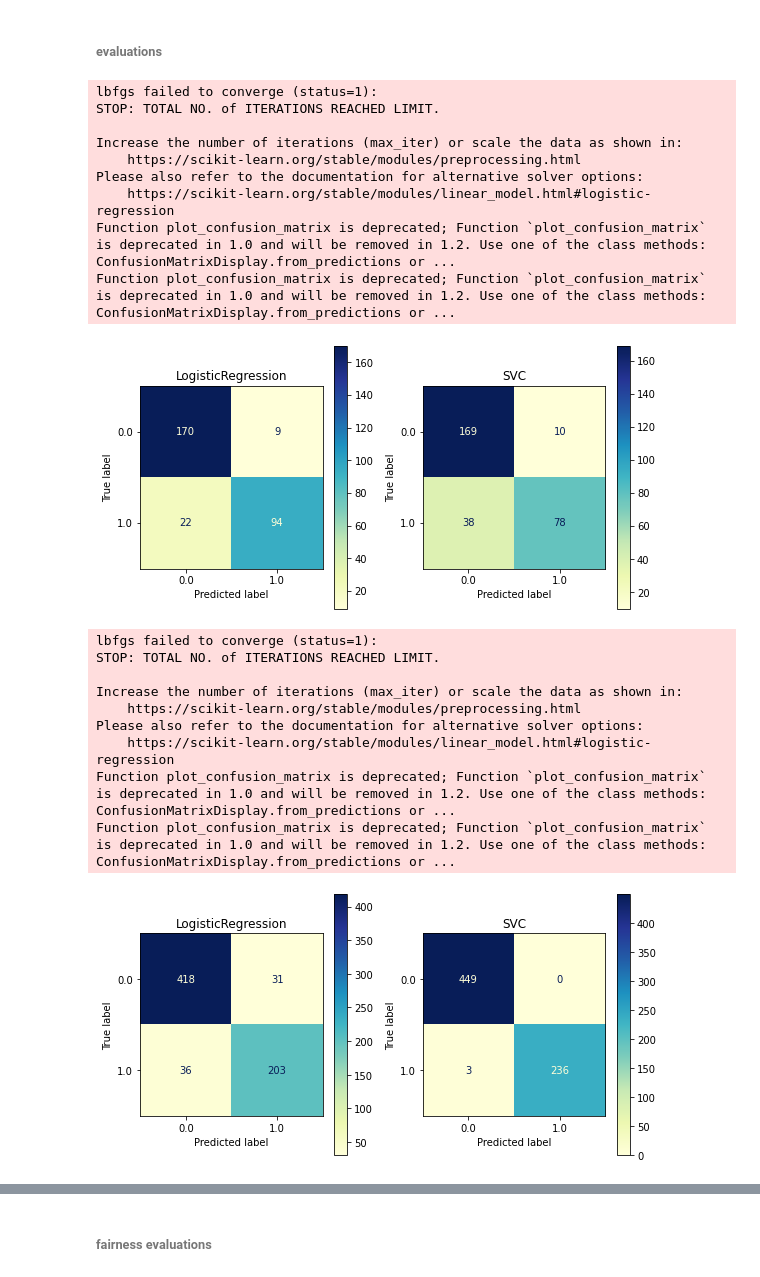
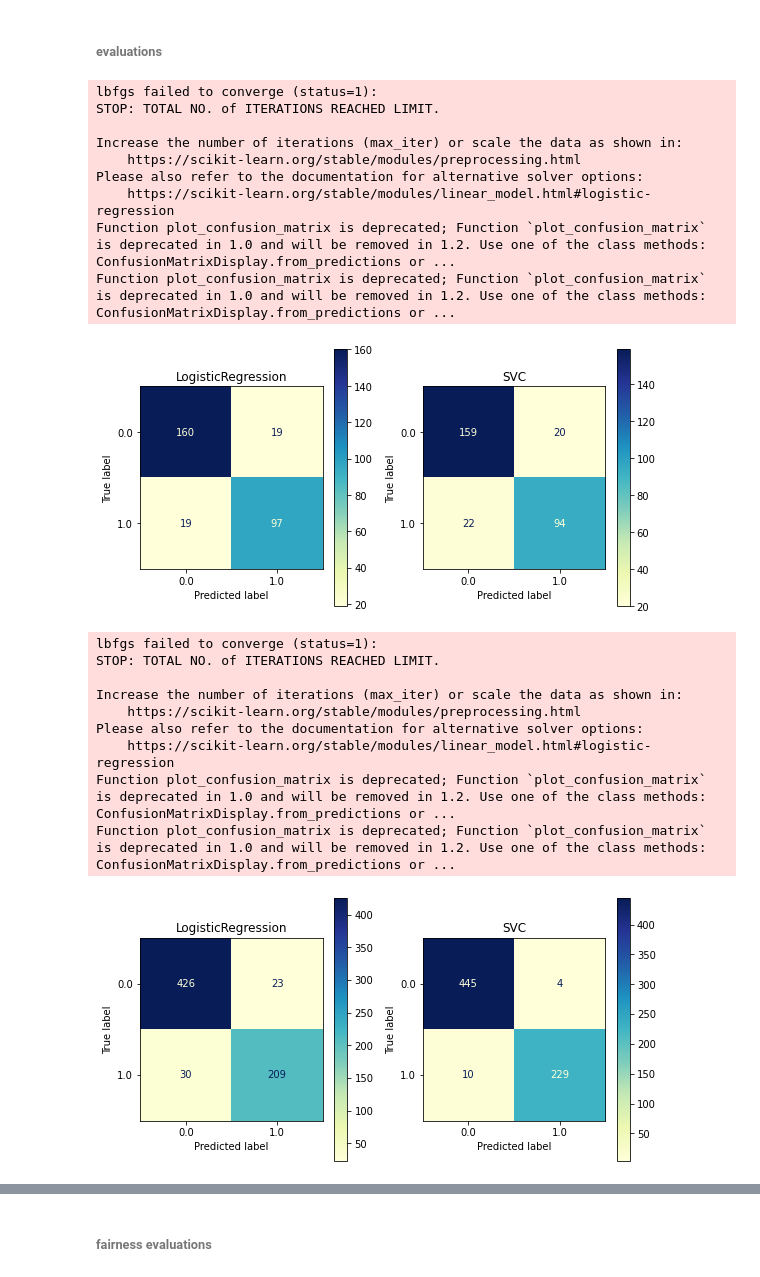
Before and after one commit to FHnt97/TOM_Thesis, a Jupyter notebook: WESAD_Debiasing_Classification_Algorithms.ipynb, the cells around one changed output, grey strips where cells are left out. Saved outputs shown, nothing was run; the diff lists cells and outputs as text; code cells hidden in the pictures.

```diff
--- a/WESAD_Debiasing_Classification_Algorithms.ipynb
+++ b/WESAD_Debiasing_Classification_Algorithms.ipynb
@@ -103,7 +125,13 @@ drive.mount('/content/drive')
 Mounted at /content/drive
 # %%
 # open csv historical data
-df = pd.read_csv('/content/drive/MyDrive/00 - thesis/Code/Datasets/WESAD/m14_merged.csv', sep=',', index_col=0)
+# if using collab use -->
+path = '/content/drive/MyDrive/00 - thesis/Code/Datasets/WESAD/m14_merged.csv'
+
+# if using the GitHub repo use -->
+# path = './Datasets/WESAD/m14_merged.csv'
+
+df = pd.read_csv(path, sep=',', index_col=0)
 # %%
 # reorder df columns & remove features which will not be used (lifestyle features, 3D data)
 # remove min, max values, as mean & st. dev are already calculated
@@ -575,12 +866,12 @@ classifiers = [LogisticRegression(C=1),
 ds_aif = aif360.datasets.StandardDataset (df,
                                          label_name="label",
                                          favorable_classes = [1],
-                                         protected_attribute_names=['gender'],
+                                         protected_attribute_names=['gender', 'age'],
                                          privileged_classes= [lambda x: x == 0],
                                          features_to_drop=['subject'])
 # %%
 # test, train split
-ds_train, ds_test = ds_aif.split([0.7], shuffle=True)
+ds_train, ds_test = ds_aif.split([0.6], shuffle=True)
 # %%
 # pre-processing - reweighing
 # define priviledged & unpriviledged groups
@@ -636,38 +931,36 @@ y_test = ds_test.labels.ravel()
 # %%
 # train models with reweighted data
 fig, axes = plt.subplots(nrows=1, ncols=2, figsize=(8, 4))
 
 for cls, ax in zip(classifiers, axes.flatten()):
-    dataset = RW_train
     cls.fit(dataset.features, dataset.labels.ravel(), sample_weight = w_train)
 
     plot_confusion_matrix(cls,
                           X_test,
                           y_test,
                           ax=ax,
                           cmap='YlGnBu')
     ax.title.set_text(type(cls).__name__)
 
 plt.tight_layout()
 plt.show()
 # %% [output]
 lbfgs failed to converge (status=1):
 STOP: TOTAL NO. of ITERATIONS REACHED LIMIT.
 
 Increase the number of iterations (max_iter) or scale the data as shown in:
     https://scikit-learn.org/stable/modules/preprocessing.html
 Please also refer to the documentation for alternative solver options:
     https://scikit-learn.org/stable/modules/linear_model.html#logistic-regression
 Function plot_confusion_matrix is deprecated; Function `plot_confusion_matrix` is deprecated in 1.0 and will be removed in 1.2. Use one of the class methods: ConfusionMatrixDisplay.from_predictions or ...
 Function plot_confusion_matrix is deprecated; Function `plot_confusion_matrix` is deprecated in 1.0 and will be removed in 1.2. Use one of the class methods: ConfusionMatrixDisplay.from_predictions or ...
-[figure, old version]
+[figure, new version]
 # %%
 # double check with train set
 fig, axes = plt.subplots(nrows=1, ncols=2, figsize=(8, 4))
 
 for cls, ax in zip(classifiers, axes.flatten()):
-    dataset = RW_train
-    cls.fit(dataset.features, dataset.labels.ravel(), sample_weight = dataset.instance_weights)
+    cls.fit(dataset.features, dataset.labels.ravel(), sample_weight = w_train)
     plot_confusion_matrix(cls,
                           X_train,
                           y_train,
@@ -686,6 +979,6 @@ Please also refer to the documentation for alternative solver options:
     https://scikit-learn.org/stable/modules/linear_model.html#logistic-regression
 Function plot_confusion_matrix is deprecated; Function `plot_confusion_matrix` is deprecated in 1.0 and will be removed in 1.2. Use one of the class methods: ConfusionMatrixDisplay.from_predictions or ...
 Function plot_confusion_matrix is deprecated; Function `plot_confusion_matrix` is deprecated in 1.0 and will be removed in 1.2. Use one of the class methods: ConfusionMatrixDisplay.from_predictions or ...
-[figure, old version]
+[figure, new version]
 # %%
 for cls in classifiers:
```
Also changed, not shown: parts of 43 cells of this notebook.
